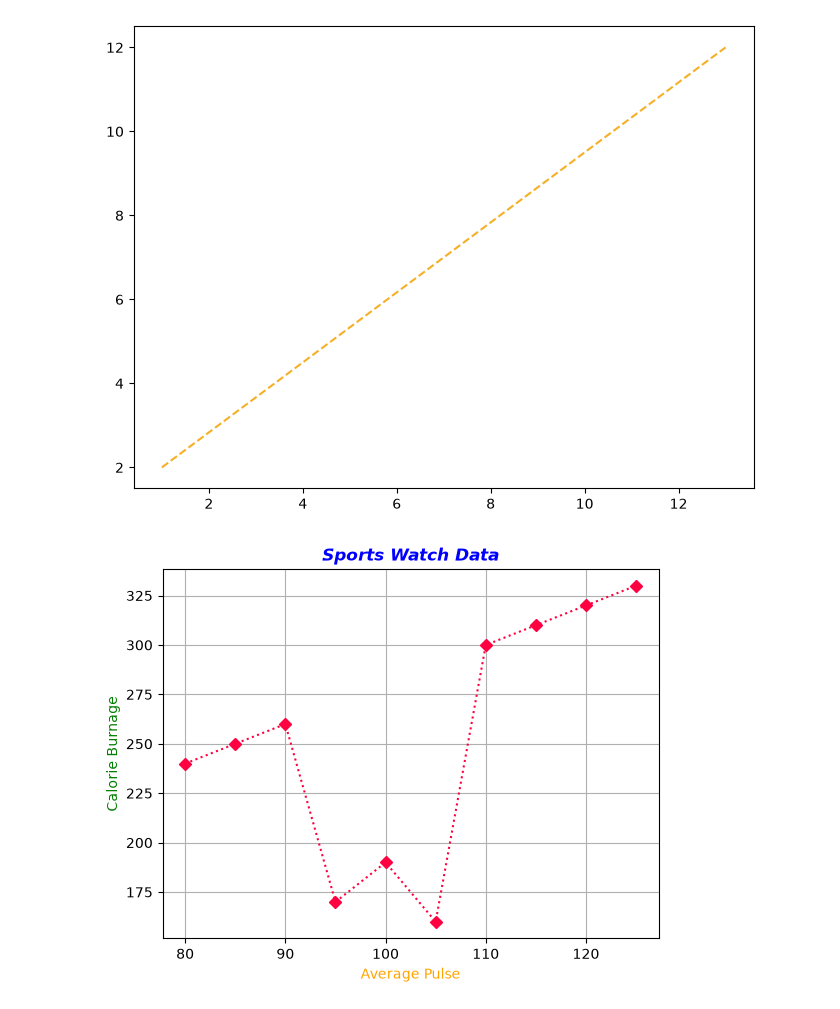
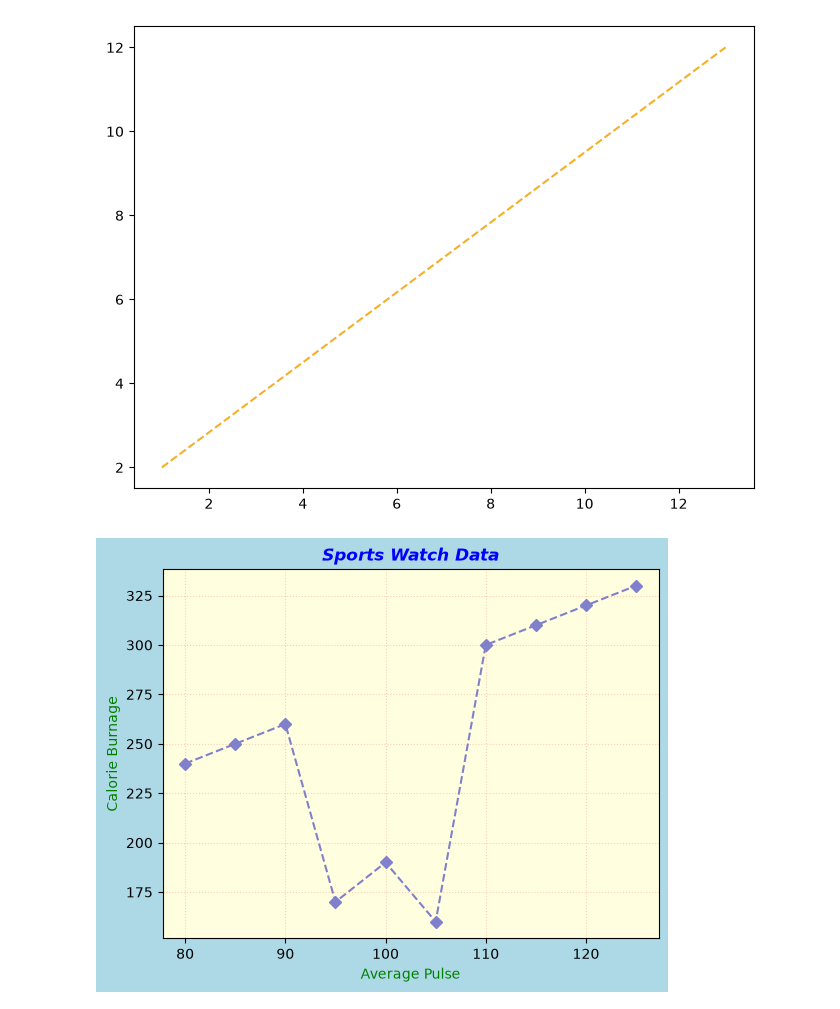
Before and after one commit to BelindaGyeduaa/data_visualization, a Jupyter notebook: notes.ipynb, the cells around one changed output. Saved outputs shown, nothing was run; the diff lists cells and outputs as text; code cells hidden in the pictures.

```diff
--- a/notes.ipynb
+++ b/notes.ipynb
@@ -69,14 +69,16 @@ y = np.array([240, 250, 260, 170, 190, 160, 300, 310, 320, 330])
 # %%
 plt.plot(
     x, y,
-    linestyle=':',
+    linestyle='--',
     marker='D',
-    color='#ff0040'
+    color=(0.5, 0.5, 0.8)
 )
 plt.title('Sports Watch Data', color='blue', style='italic', fontweight='bold')
-plt.xlabel('Average Pulse', color='orange')
+plt.xlabel('Average Pulse', color='green')
 plt.ylabel('Calorie Burnage', color='green')
-plt.grid()
+plt.grid(color='red', linestyle=':', alpha=0.2)
+plt.gca().set_facecolor('lightyellow') # inside the graph
+plt.gcf().set_facecolor('lightblue') # outside the graph
 plt.show()
 # %% [output]
-[figure, old version]
+[figure, new version]
```
Also changed, not shown: parts of 7 cells of this notebook.
